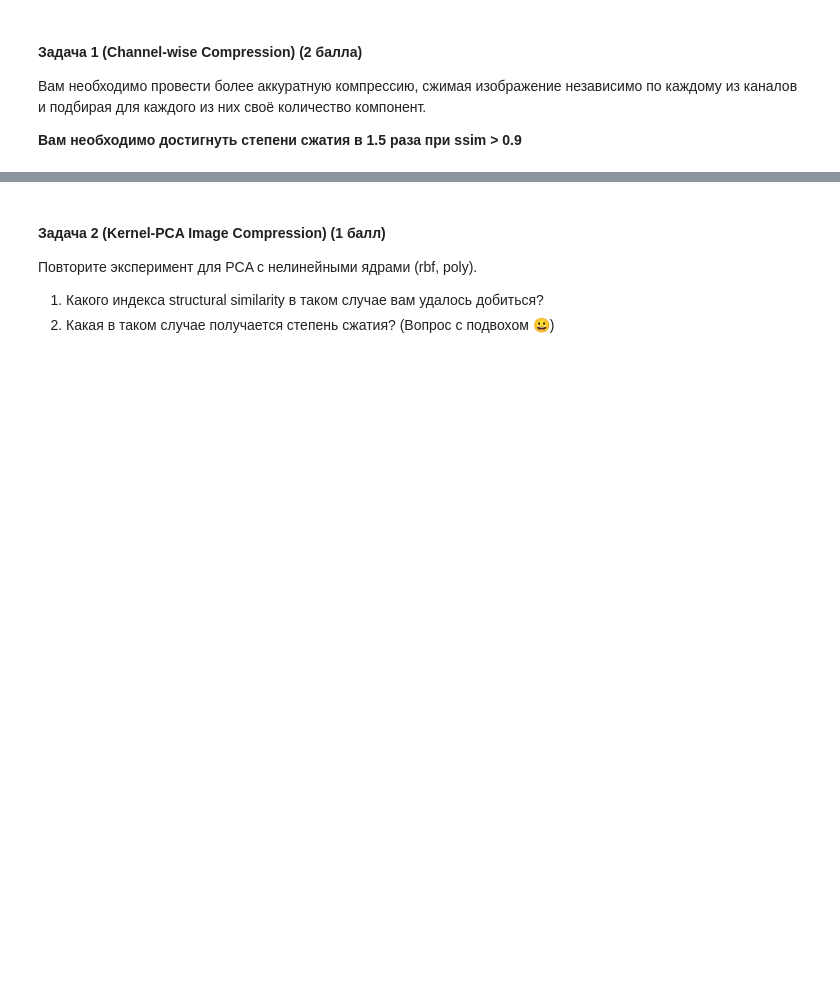
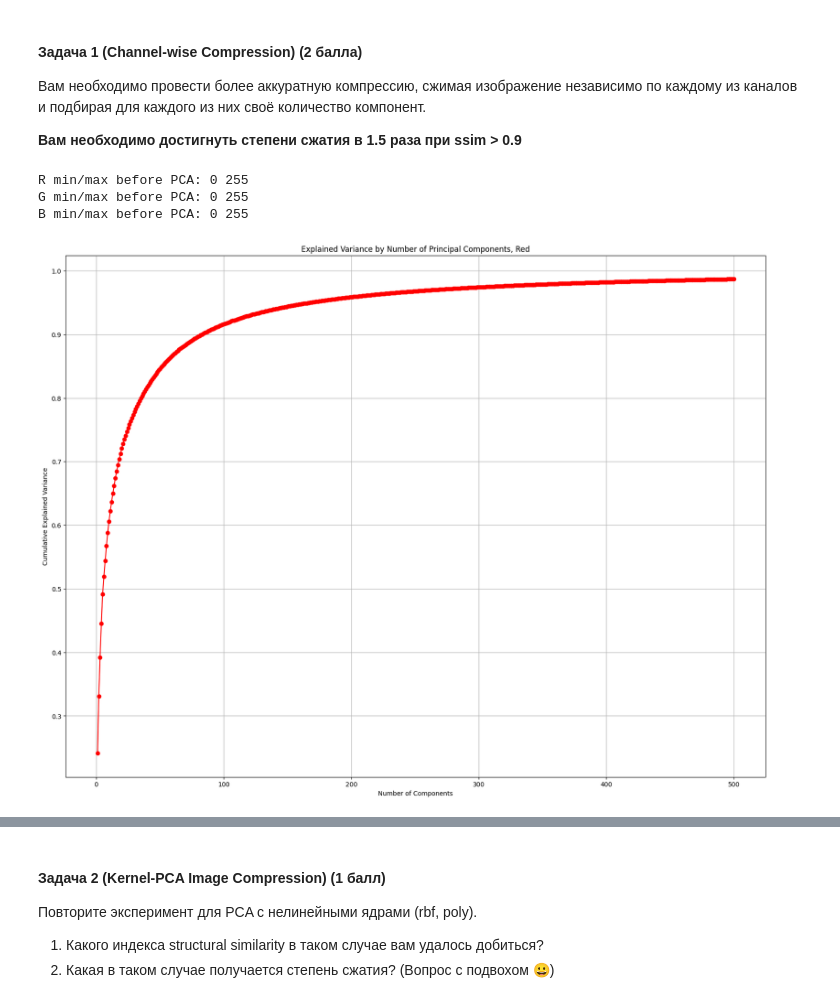
Before and after one commit to Krage56/ml_isp_intro, a Jupyter notebook: hw/hw4/ISP_HW4_Multi_Cls_PCA.ipynb, the cells around one changed output, grey strips where cells are left out. Drawn from its saved outputs; the diff is of its cells as text; code cells hidden in the pictures; blank space fills up the shorter version.

```diff
--- a/hw/hw4/ISP_HW4_Multi_Cls_PCA.ipynb
+++ b/hw/hw4/ISP_HW4_Multi_Cls_PCA.ipynb
@@ -862,0 +857,45 @@ SSIM between Summed and Original Image: 0.48889587991530065
+# %%
+R = image_array[:, :, 0]
+G = image_array[:, :, 1]
+B = image_array[:, :, 2]
+# %%
+print("R min/max before PCA:", R.min(), R.max())
+print("G min/max before PCA:", G.min(), G.max())
+print("B min/max before PCA:", B.min(), B.max())
+# %% [output]
+R min/max before PCA: 0 255
+G min/max before PCA: 0 255
+B min/max before PCA: 0 255
+# %%
+def prepare_matrix_for_pca(origin_data):
+    centered = origin_data - origin_data.mean()
+    cov_matrix = np.transpose(centered) @ centered / (origin_data.shape[0] - 1)
+    return cov_matrix
+# %%
+# Посмотрим на количество информативных компонент
+# image_cov_matrix =
+from sklearn.preprocessing import StandardScaler
+img_scaler = StandardScaler()
+# R = img_scaler.fit_transform(R)
+# G = img_scaler.fit_transform(G)
+# B = img_scaler.fit_transform(B)
+r_eigenvalues_img, r_eigenvectors_img = np.linalg.eig(prepare_matrix_for_pca(R))
+g_eigenvalues_img, g_eigenvectors_img = np.linalg.eig(prepare_matrix_for_pca(G))
+b_eigenvalues_img, b_eigenvectors_img = np.linalg.eig(prepare_matrix_for_pca(B))
+# %%
+r_explained_variance_ratio = r_eigenvalues_img[:500] / r_eigenvalues_img.sum()
+g_explained_variance_ratio = g_eigenvalues_img[:500] / g_eigenvalues_img.sum()
+b_explained_variance_ratio = b_eigenvalues_img[:500] / b_eigenvalues_img.sum()
+
+
+import matplotlib.pyplot as plt
+
+plt.figure(figsize=(20, 15))
+
+plt.plot(range(1, len(r_explained_variance_ratio) + 1), np.cumsum(r_explained_variance_ratio), marker='o', color='Red')
+plt.xlabel('Number of Components')
+plt.ylabel('Cumulative Explained Variance')
+plt.title('Explained Variance by Number of Principal Components, Red')
+plt.grid(True)
+# %% [output]
+[figure, added]
```
Also changed, not shown: parts of 15 cells of this notebook.
